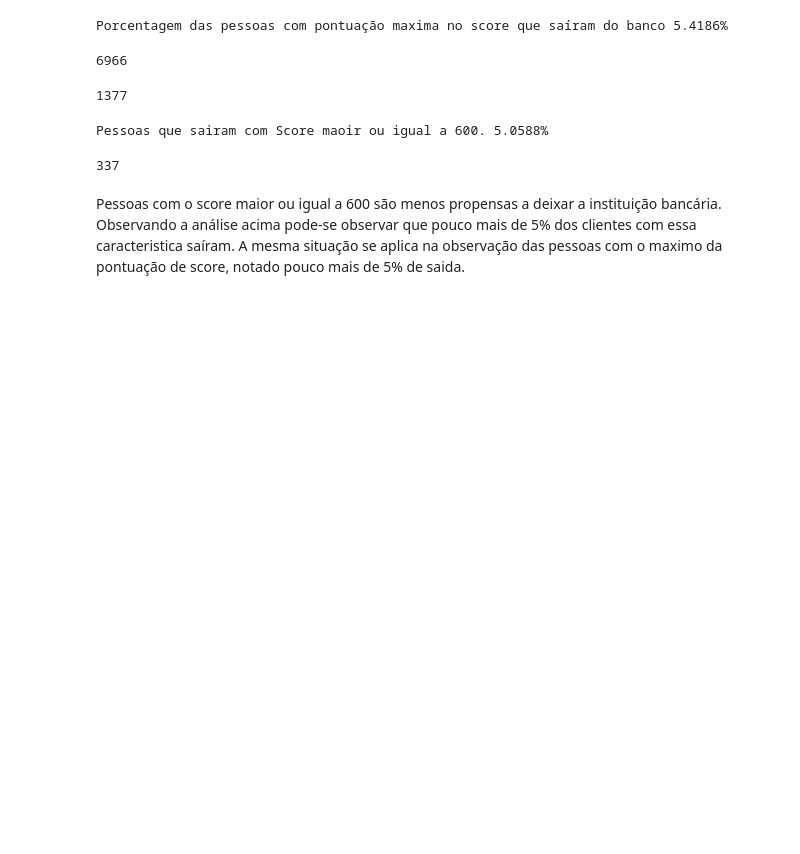
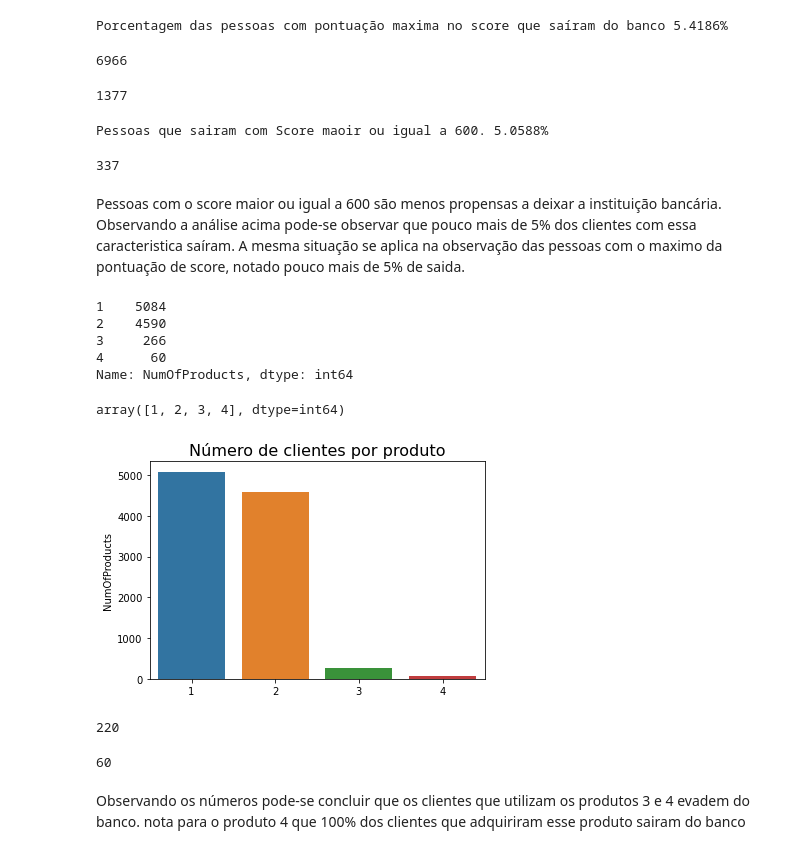
Before and after one commit to Eduu1/Portf-lio-Data-Science, a Jupyter notebook: Projeto_Bank_Customer_churn/Notebook_Projeto.ipynb, the cells around one changed output. Cells and saved outputs as stored; diff of their text form; code cells hidden in the pictures; blank space fills up the shorter version.

```diff
--- a/Projeto_Bank_Customer_churn/Notebook_Projeto.ipynb
+++ b/Projeto_Bank_Customer_churn/Notebook_Projeto.ipynb
@@ -188,3 +188,38 @@ credit_exit.loc[dataset['Balance'] == 0].value_counts().sum()
 337
 # %% [markdown]
 Pessoas com o score maior ou igual a 600 são menos propensas a deixar a instituição bancária. Observando a análise acima pode-se observar que pouco mais de 5% dos clientes com essa caracteristica saíram. A mesma situação se aplica na observação das pessoas com o maximo da pontuação de score, notado pouco mais de 5% de saida.
+# %%
+# quantos produtos o banco oferece e qual o número de clientes por produto
+num_products = dataset['NumOfProducts'].value_counts()
+num_products
+# %% [output]
+1    5084
+2    4590
+3     266
+4      60
+Name: NumOfProducts, dtype: int64
+# %%
+products = dataset['NumOfProducts'].sort_values().unique()
+products
+# %% [output]
+array([1, 2, 3, 4], dtype=int64)
+# %%
+sns.barplot(x = products, y = num_products, data = dataset)
+plt.title('Número de clientes por produto', fontdict = {'size': 16})
+plt.show()
+# %% [output]
+[figure, added]
+# %%
+products_3 = dataset.loc[dataset['NumOfProducts'] == 3]
+products_igual_1 = products_3.loc[dataset['Exited'] == 1]
+products_igual_1.value_counts().sum()
+# %% [output]
+220
+# %%
+products_4 = dataset.loc[dataset['NumOfProducts'] == 4]
+products_igual_1 = products_4.loc[dataset['Exited'] == 1]
+products_igual_1.value_counts().sum()
+# %% [output]
+60
+# %% [markdown]
+Observando os números pode-se concluir que os clientes que utilizam os produtos 3 e 4 evadem do banco. nota para o produto 4 que 100% dos clientes que adquiriram esse produto sairam do banco
```
